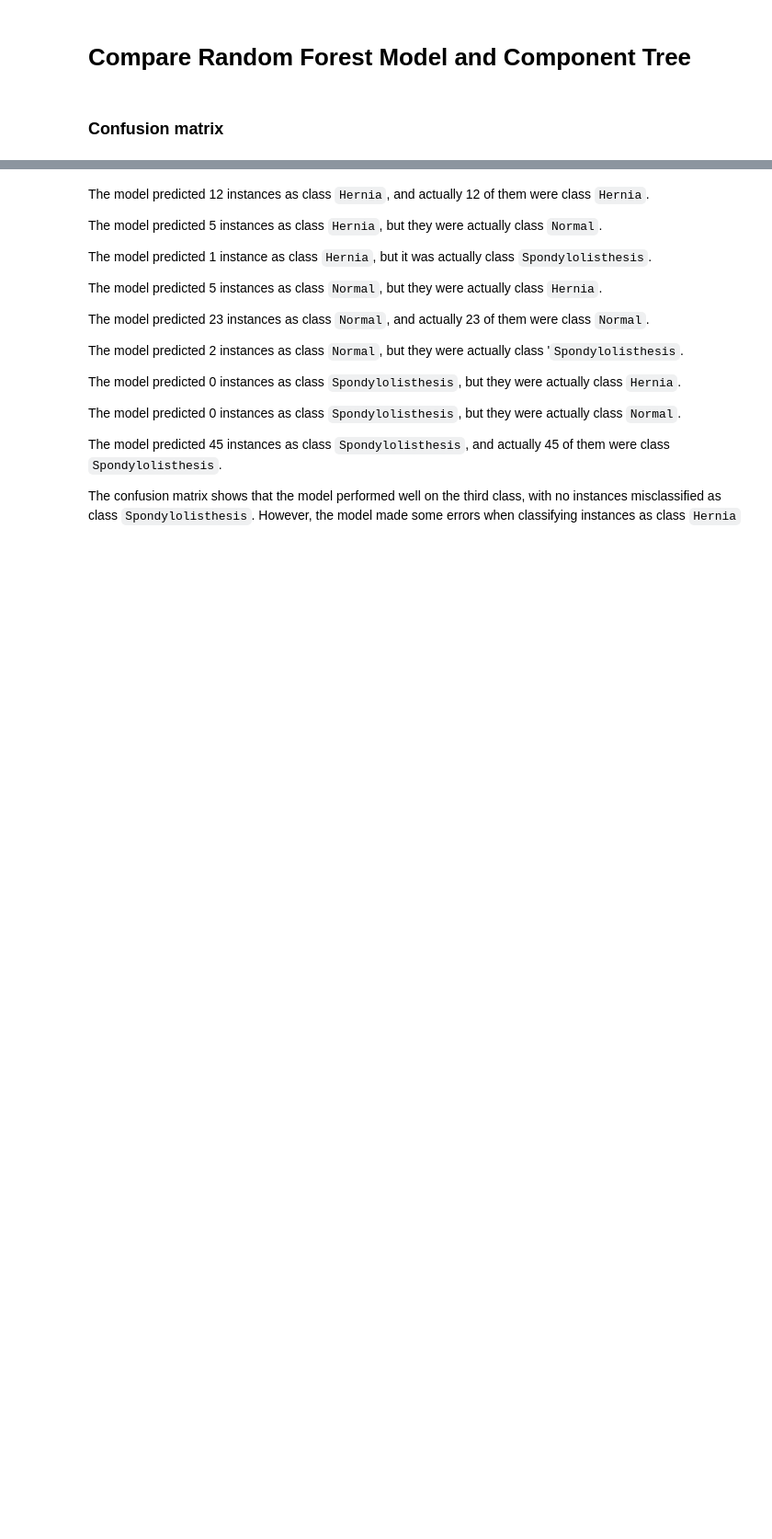
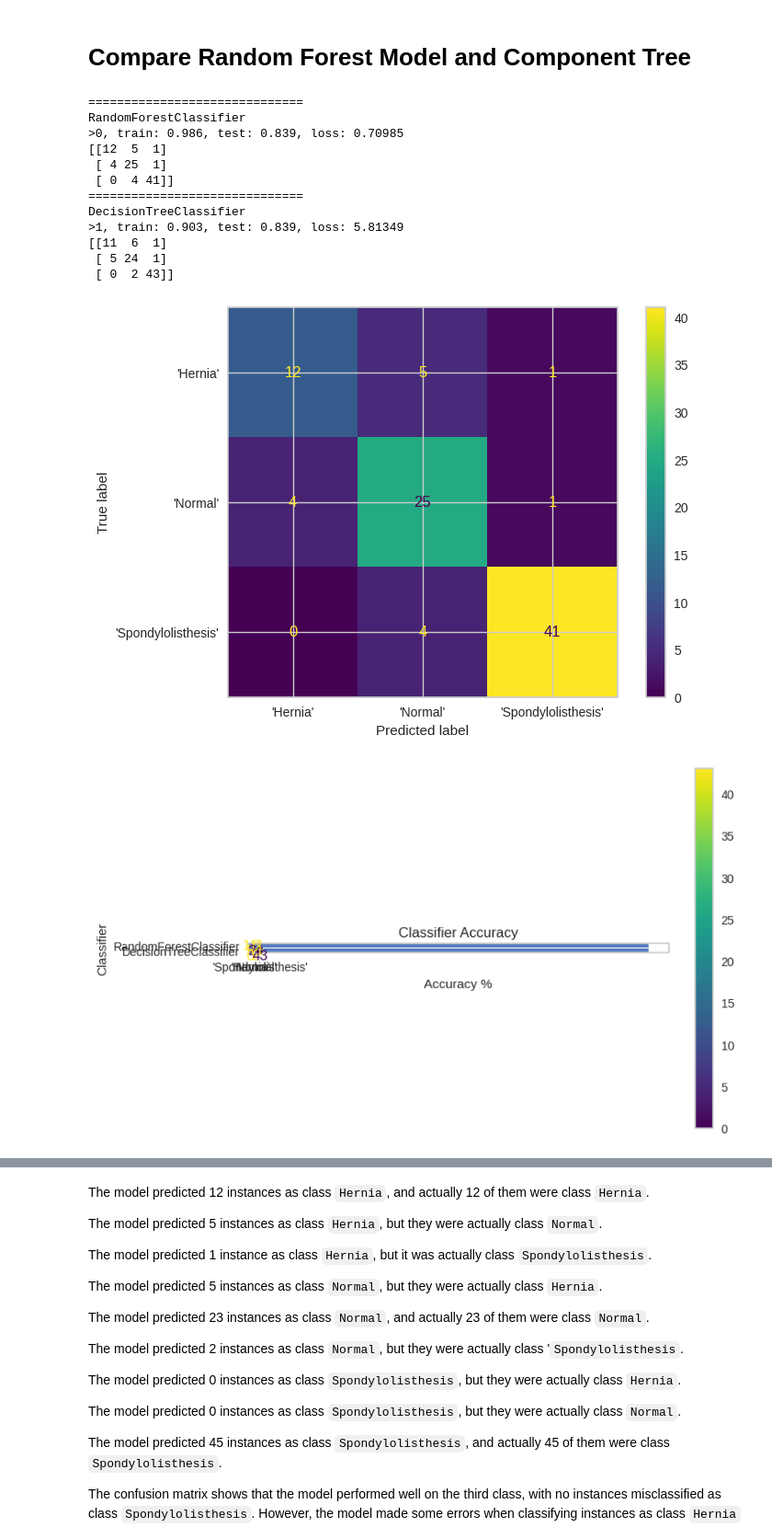
Before and after one commit to cityu-assignment/CS3481-assignment2, a Jupyter notebook: cs3481_asm.ipynb, the cells around one changed output, grey strips where cells are left out. Shown at 92% size. Drawn from its saved outputs; the diff is of its cells as text; code cells hidden in the pictures; blank space fills up the shorter version.

```diff
--- a/cs3481_asm.ipynb
+++ b/cs3481_asm.ipynb
@@ -336,5 +326,20 @@ componentTree = clf.estimators_[5]
 model_list.append(componentTree)
 # %% [markdown]
 # Compare Random Forest Model and Component Tree
-# %% [markdown]
-### **Confusion matrix**
+# %%
+compareModel()
+# %% [output]
+==============================
+RandomForestClassifier
+>0, train: 0.986, test: 0.839, loss: 0.70985
+[[12  5  1]
+ [ 4 25  1]
+ [ 0  4 41]]
+==============================
+DecisionTreeClassifier
+>1, train: 0.903, test: 0.839, loss: 5.81349
+[[11  6  1]
+ [ 5 24  1]
+ [ 0  2 43]]
+[figure, added]
+[figure, added]
```
Also changed, not shown: parts of 12 cells of this notebook.
